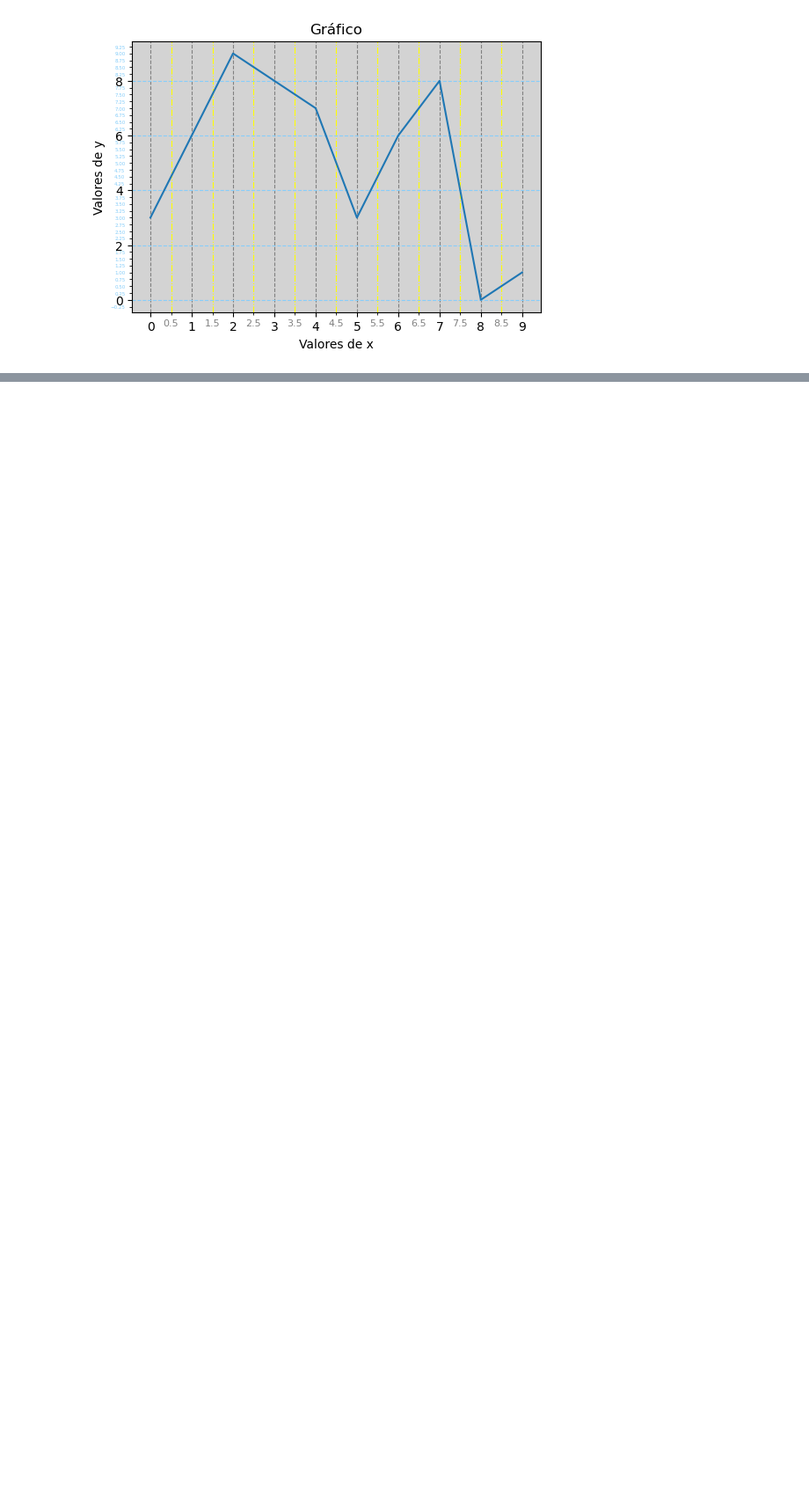
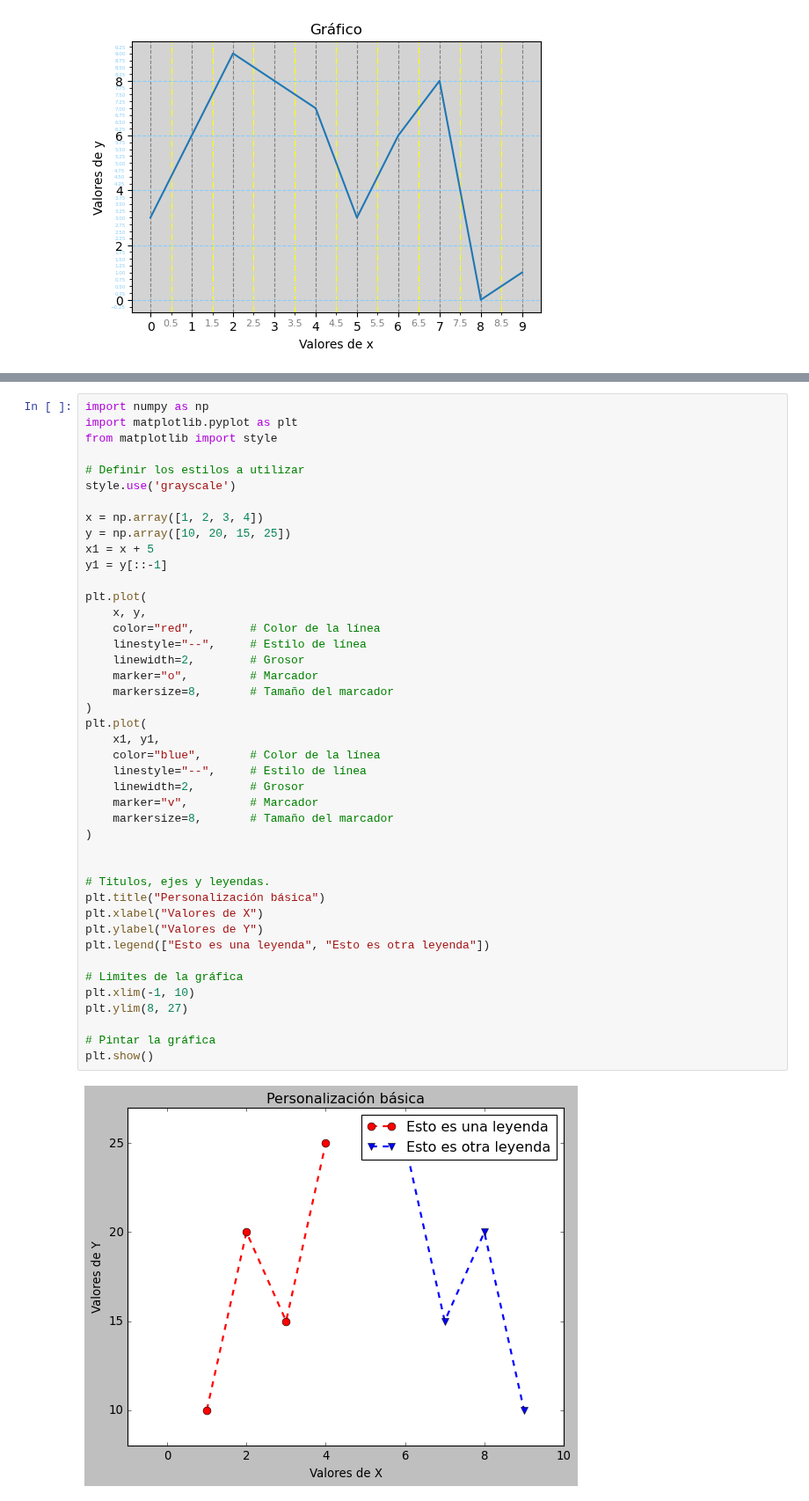
Before and after one commit to javieregeablasco/Apuntes, a Jupyter notebook: docs/SMX/SMX_2/Opt_Python/code/UT7/matplotlib/mpl.ipynb, the cells around one changed output, grey strips where cells are left out. Shown at 88% size. Saved outputs shown, nothing was run; the diff lists cells and outputs as text; blank space fills up the shorter version.

```diff
--- a/docs/SMX/SMX_2/Opt_Python/code/UT7/matplotlib/mpl.ipynb
+++ b/docs/SMX/SMX_2/Opt_Python/code/UT7/matplotlib/mpl.ipynb
@@ -165 +164,46 @@ plt.show()
 [figure]
+# %%
+import numpy as np
+import matplotlib.pyplot as plt
+from matplotlib import style
+
+# Definir los estilos a utilizar
+style.use('grayscale')
+
+x = np.array([1, 2, 3, 4])
+y = np.array([10, 20, 15, 25])
+x1 = x + 5
+y1 = y[::-1]
+
+plt.plot(
+    x, y,
+    color="red",        # Color de la línea
+    linestyle="--",     # Estilo de línea
+    linewidth=2,        # Grosor
+    marker="o",         # Marcador
+    markersize=8,       # Tamaño del marcador
+)
+plt.plot(
+    x1, y1,
+    color="blue",       # Color de la línea
+    linestyle="--",     # Estilo de línea
+    linewidth=2,        # Grosor
+    marker="v",         # Marcador
+    markersize=8,       # Tamaño del marcador
+)
+
+
+# Titulos, ejes y leyendas.
+plt.title("Personalización básica")
+plt.xlabel("Valores de X")
+plt.ylabel("Valores de Y")
+plt.legend(["Esto es una leyenda", "Esto es otra leyenda"])
+
+# Limites de la gráfica
+plt.xlim(-1, 10)
+plt.ylim(8, 27)
+
+# Pintar la gráfica
+plt.show()
+# %% [output]
+[figure, added]
```
Also changed, not shown: parts of 2 cells of this notebook, 5 other files.
